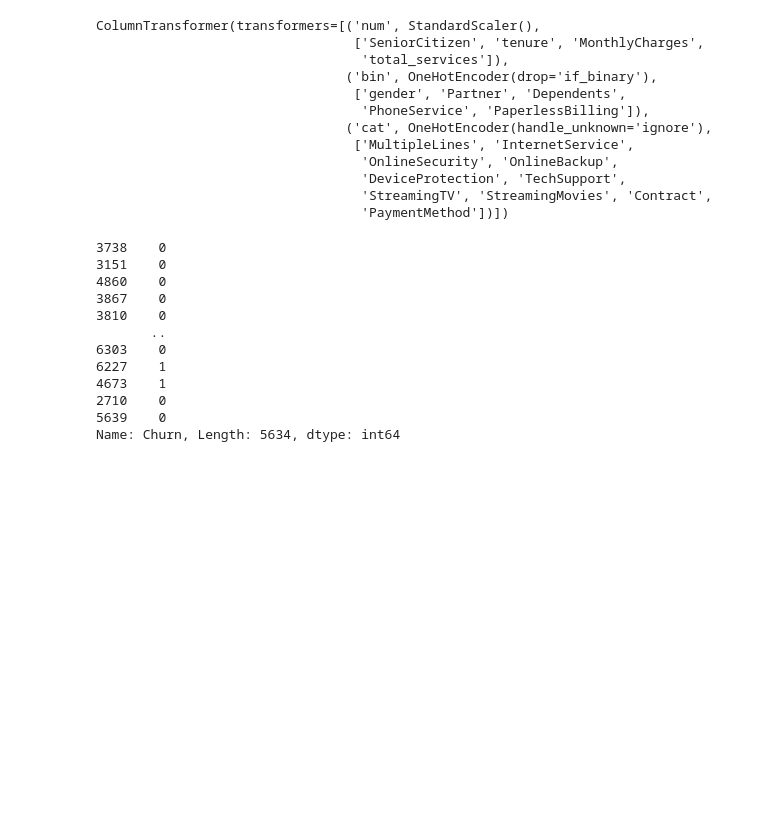
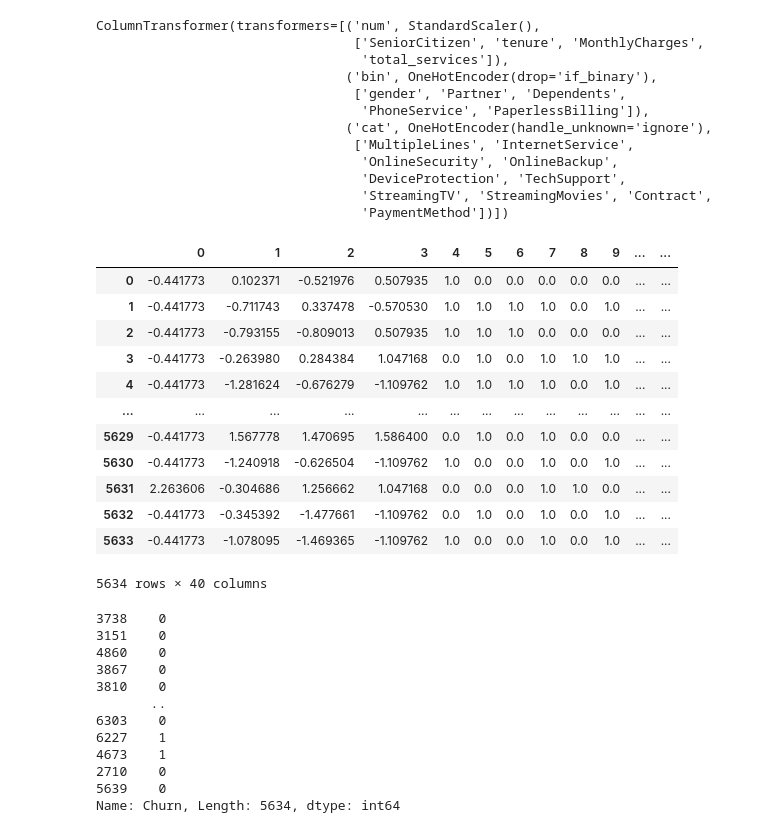
Before and after one commit to atulshahi6310/ChurnSense-Telco-ML-System, a Jupyter notebook: notebooks/churn_prediction_models.ipynb, the cells around one changed output. Cells and saved outputs as stored; diff of their text form; code cells hidden in the pictures; blank space fills up the shorter version.

```diff
--- a/notebooks/churn_prediction_models.ipynb
+++ b/notebooks/churn_prediction_models.ipynb
@@ -126,6 +128,21 @@ X_test = pd.DataFrame(X_test, columns=X.columns)
 X_test=preprocessor.transform(X_test)
 # %%
 X_train = pd.DataFrame(X_train)
+X_train
+# %% [output]
+|  | 0 | 1 | 2 | 3 | 4 | 5 | 6 | 7 | 8 | 9 | ... | ... |
+| 0 | -0.441773 | 0.102371 | -0.521976 | 0.507935 | 1.0 | 0.0 | 0.0 | 0.0 | 0.0 | 0.0 | ... | ... |
+| 1 | -0.441773 | -0.711743 | 0.337478 | -0.570530 | 1.0 | 1.0 | 1.0 | 1.0 | 0.0 | 1.0 | ... | ... |
+| 2 | -0.441773 | -0.793155 | -0.809013 | 0.507935 | 1.0 | 1.0 | 1.0 | 0.0 | 0.0 | 0.0 | ... | ... |
+| 3 | -0.441773 | -0.263980 | 0.284384 | 1.047168 | 0.0 | 1.0 | 0.0 | 1.0 | 1.0 | 1.0 | ... | ... |
+| 4 | -0.441773 | -1.281624 | -0.676279 | -1.109762 | 1.0 | 1.0 | 1.0 | 1.0 | 0.0 | 1.0 | ... | ... |
+| ... | ... | ... | ... | ... | ... | ... | ... | ... | ... | ... | ... | ... |
+| 5629 | -0.441773 | 1.567778 | 1.470695 | 1.586400 | 0.0 | 1.0 | 0.0 | 1.0 | 0.0 | 0.0 | ... | ... |
+| 5630 | -0.441773 | -1.240918 | -0.626504 | -1.109762 | 1.0 | 0.0 | 0.0 | 1.0 | 0.0 | 1.0 | ... | ... |
+| 5631 | 2.263606 | -0.304686 | 1.256662 | 1.047168 | 0.0 | 0.0 | 0.0 | 1.0 | 1.0 | 0.0 | ... | ... |
+| 5632 | -0.441773 | -0.345392 | -1.477661 | -1.109762 | 0.0 | 1.0 | 0.0 | 1.0 | 0.0 | 1.0 | ... | ... |
+| 5633 | -0.441773 | -1.078095 | -1.469365 | -1.109762 | 1.0 | 0.0 | 0.0 | 1.0 | 0.0 | 1.0 | ... | ... |
+5634 rows × 40 columns
 # %%
 y_train
 # %% [output]
```
Also changed, not shown: parts of 12 cells of this notebook, 2 other files.
